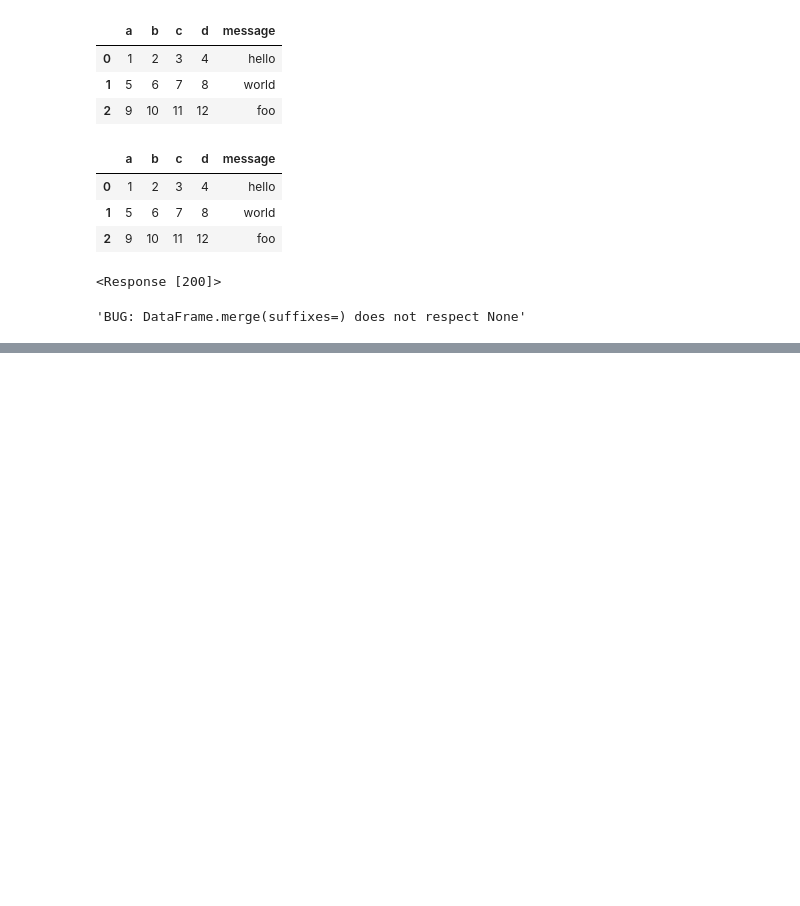
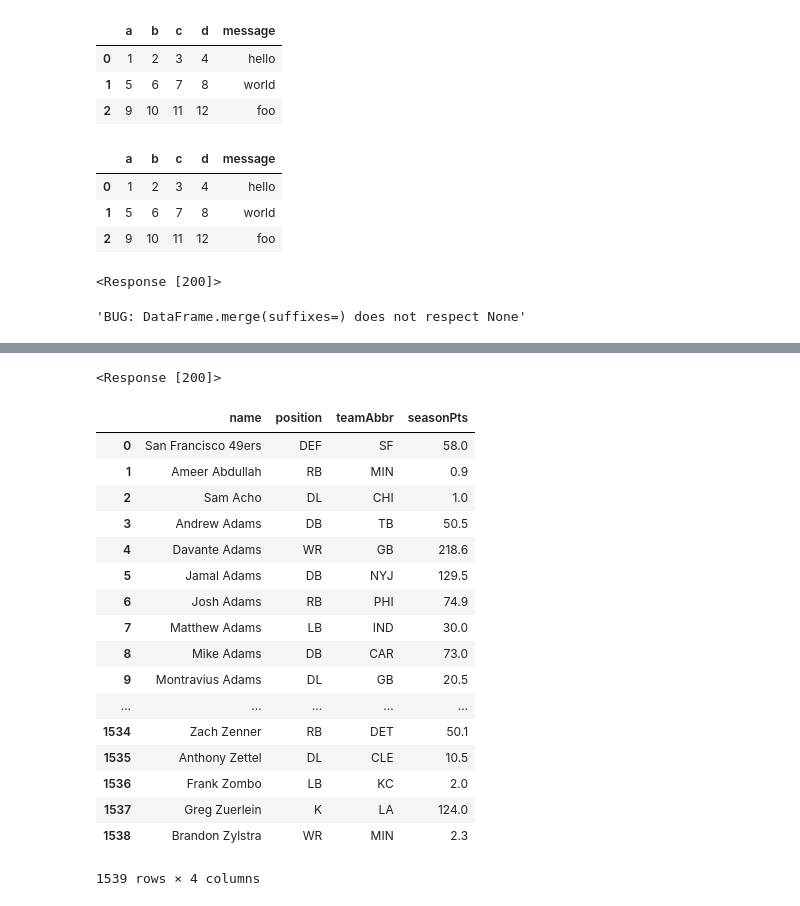
Before and after one commit to UCD-pbio-rclub/Python_JohnD, a Jupyter notebook: 2019_01_18.ipynb, the cells around one changed output, grey strips where cells are left out. Cells and saved outputs as stored; diff of their text form; code cells hidden in the pictures; blank space fills up the shorter version.

```diff
--- a/2019_01_18.ipynb
+++ b/2019_01_18.ipynb
@@ -238,0 +216,32 @@ pd.read_sql('select * from test', db)
+# %%
+### Problem for class
+url = 'http://api.fantasy.nfl.com/v1/players/stats'
+resp = requests.get(url)
+resp
+# %% [output]
+<Response [200]>
+# %%
+data = resp.json()
+data2 = data['players']
+data3 = pd.DataFrame(data2, columns=['name', 'position','teamAbbr', 'seasonPts'])
+# %%
+data3
+# %% [output]
+|  | name | position | teamAbbr | seasonPts |
+| 0 | San Francisco 49ers | DEF | SF | 58.0 |
+| 1 | Ameer Abdullah | RB | MIN | 0.9 |
+| 2 | Sam Acho | DL | CHI | 1.0 |
+| 3 | Andrew Adams | DB | TB | 50.5 |
+| 4 | Davante Adams | WR | GB | 218.6 |
+| 5 | Jamal Adams | DB | NYJ | 129.5 |
+| 6 | Josh Adams | RB | PHI | 74.9 |
+| 7 | Matthew Adams | LB | IND | 30.0 |
+| 8 | Mike Adams | DB | CAR | 73.0 |
+| 9 | Montravius Adams | DL | GB | 20.5 |
+| ... | ... | ... | ... | ... |
+| 1534 | Zach Zenner | RB | DET | 50.1 |
+| 1535 | Anthony Zettel | DL | CLE | 10.5 |
+| 1536 | Frank Zombo | LB | KC | 2.0 |
+| 1537 | Greg Zuerlein | K | LA | 124.0 |
+| 1538 | Brandon Zylstra | WR | MIN | 2.3 |
+1539 rows × 4 columns
```
Also changed, not shown: parts of 14 cells of this notebook.
